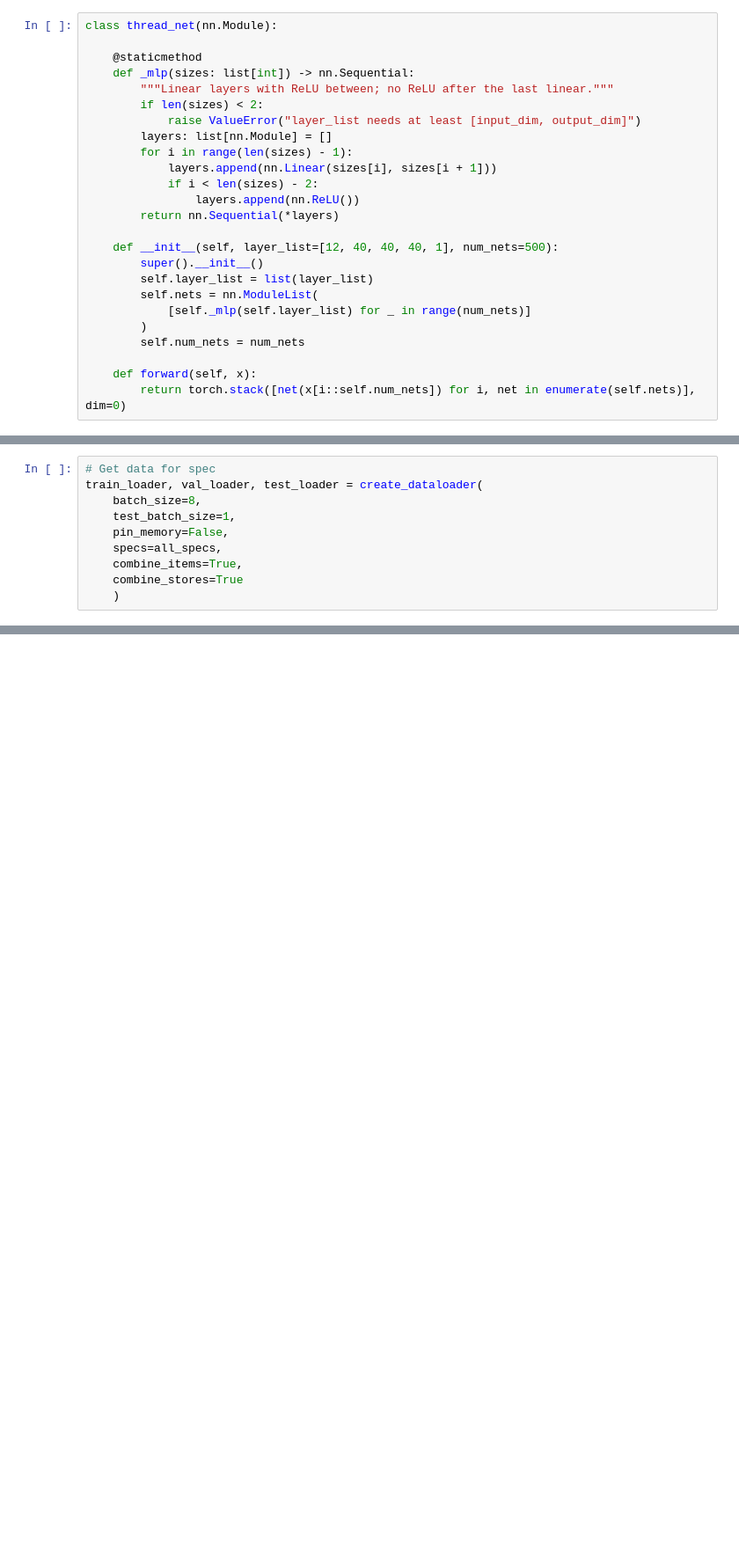
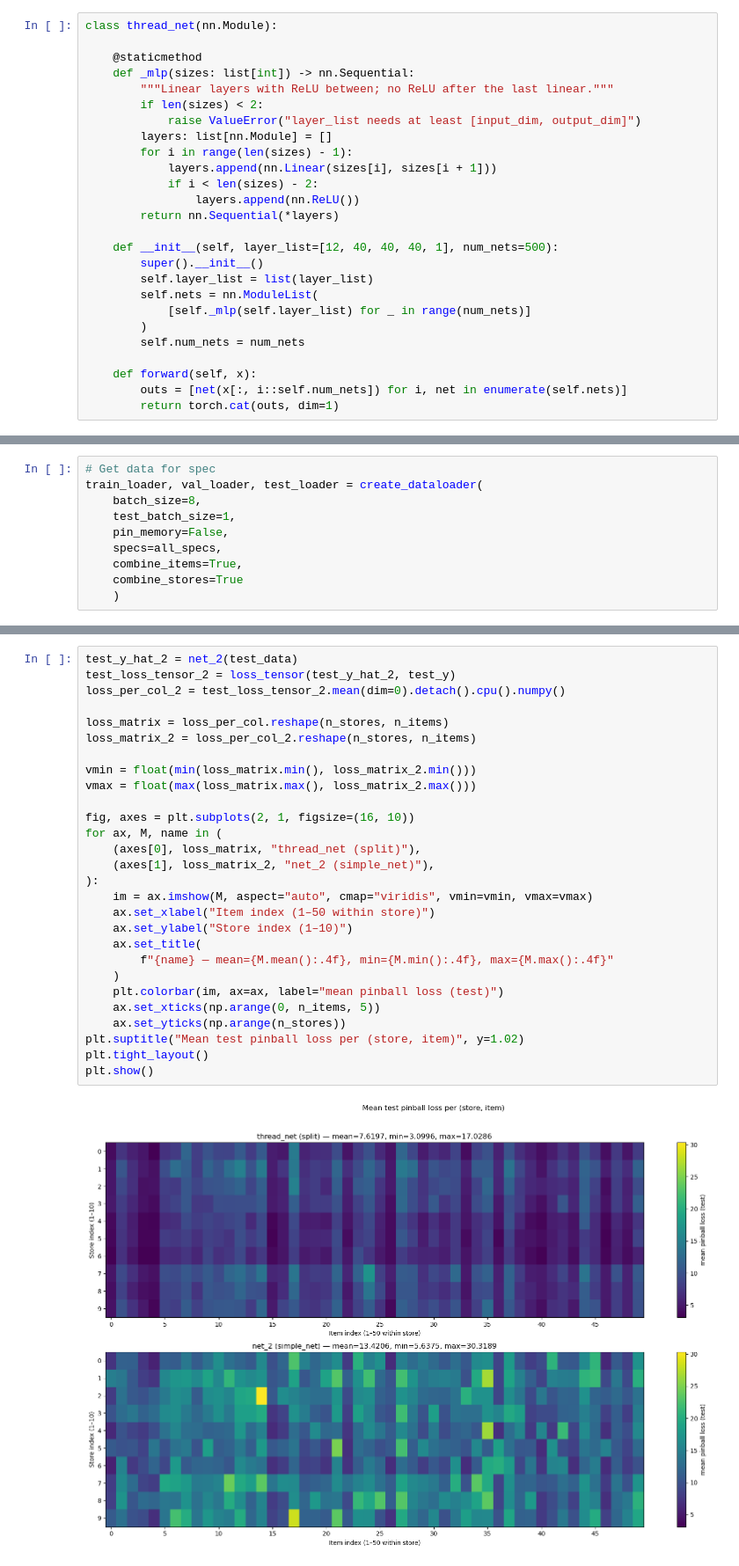
Before and after one commit to normanlrasmussen/Demand_NN, a Jupyter notebook: nn_arc/all_seperate.ipynb, the cells around one changed output, grey strips where cells are left out. Shown at 88% size. Saved outputs shown, nothing was run; the diff lists cells and outputs as text; blank space fills up the shorter version.

```diff
--- a/nn_arc/all_seperate.ipynb
+++ b/nn_arc/all_seperate.ipynb
@@ -49,7 +51,8 @@ class thread_net(nn.Module):
         self.num_nets = num_nets
 
     def forward(self, x):
-        return torch.stack([net(x[i::self.num_nets]) for i, net in enumerate(self.nets)], dim=0)
+        outs = [net(x[:, i::self.num_nets]) for i, net in enumerate(self.nets)]
+        return torch.cat(outs, dim=1)
 # %%
 all_specs = [
     "7_day_rolling_ema",
@@ -166,0 +200,30 @@ store_7_item_47 5.302533
+# %%
+test_y_hat_2 = net_2(test_data)
+test_loss_tensor_2 = loss_tensor(test_y_hat_2, test_y)
+loss_per_col_2 = test_loss_tensor_2.mean(dim=0).detach().cpu().numpy()
+
+loss_matrix = loss_per_col.reshape(n_stores, n_items)
+loss_matrix_2 = loss_per_col_2.reshape(n_stores, n_items)
+
+vmin = float(min(loss_matrix.min(), loss_matrix_2.min()))
+vmax = float(max(loss_matrix.max(), loss_matrix_2.max()))
+
+fig, axes = plt.subplots(2, 1, figsize=(16, 10))
+for ax, M, name in (
+    (axes[0], loss_matrix, "thread_net (split)"),
+    (axes[1], loss_matrix_2, "net_2 (simple_net)"),
+):
+    im = ax.imshow(M, aspect="auto", cmap="viridis", vmin=vmin, vmax=vmax)
+    ax.set_xlabel("Item index (1–50 within store)")
+    ax.set_ylabel("Store index (1–10)")
+    ax.set_title(
+        f"{name} — mean={M.mean():.4f}, min={M.min():.4f}, max={M.max():.4f}"
+    )
+    plt.colorbar(im, ax=ax, label="mean pinball loss (test)")
+    ax.set_xticks(np.arange(0, n_items, 5))
+    ax.set_yticks(np.arange(n_stores))
+plt.suptitle("Mean test pinball loss per (store, item)", y=1.02)
+plt.tight_layout()
+plt.show()
+# %% [output]
+[figure, added]
```
Also changed, not shown: parts of 15 cells of this notebook, 1 other file.
